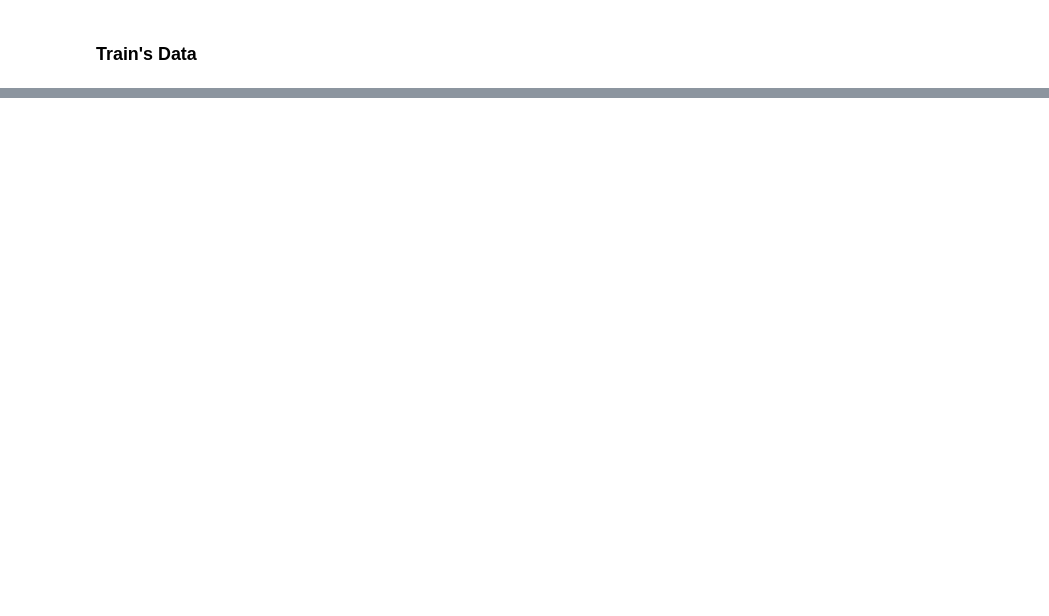
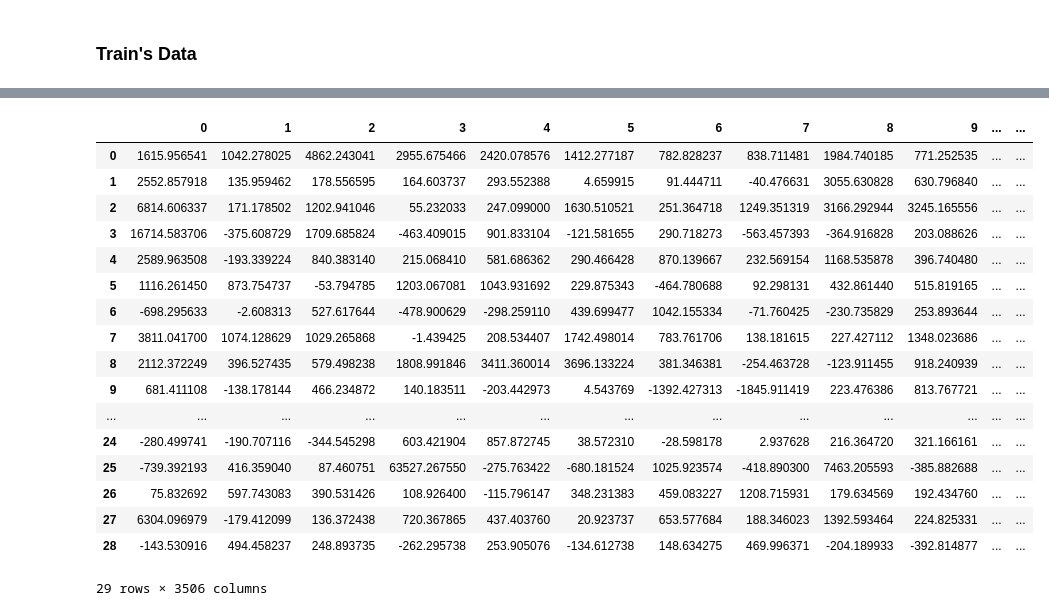
Before and after one commit to MassimoZarantonello2/SignatureInference, a Jupyter notebook: scripts/pipeline.ipynb, the cells around one changed output, grey strips where cells are left out. Saved outputs shown, nothing was run; the diff lists cells and outputs as text; code cells hidden in the pictures; blank space fills up the shorter version.

```diff
--- a/scripts/pipeline.ipynb
+++ b/scripts/pipeline.ipynb
@@ -8,54 +20,53 @@ from sklearn.metrics import mean_absolute_error, mean_squared_error
 # %%
-from sklearn.model_selection import train_test_split
-from sklearn.metrics import r2_score, mean_squared_error
 class PredictExposure:
     def __init__(self, model):
         self.model = model
 
-    def fit(self, mutation_count, additional_features=None):
-        if additional_features is not None:
-            mutation_count = np.hstack([mutation_count, additional_features])
+    def fit(self, mutation_count):
 
         mutation_count_bin = pd.read_csv('../simulations/ground_truth/bin_exposures.csv').iloc[:,1:].astype(int).values  # N x 29
         signature_exposure = pd.read_csv('../simulations/ground_truth/exposures.csv').iloc[:,1:].values  # N x 29
 
         X_train, X_test, y_bin_train, y_bin_test, y_exp_train, y_exp_test = train_test_split(
-            mutation_count, mutation_count_bin, signature_exposure, train_size=0.8, random_state=42
+            mutation_count, mutation_count_bin, signature_exposure, train_size=0.8,
         )
         regressors = []
         r2_scores = []
         mse_scores = []
+        predictions = []
 
-        for i in range(y_bin_train.shape[1]):  # ciclo sulle 29 firme
+        for i in range(y_bin_train.shape[1]):  # ciclo sulle 29 firme           # Fa predizioni anche su segnature che nono dovrebbero esserci capire come mais
             # Filtra campioni con firma attiva in train
             idx_train = y_bin_train[:, i] == 1
+            pdf(idx_train)
             X_train_i = X_train[idx_train]
+            pdf(X_train_i)
             y_train_i = y_exp_train[idx_train, i]
+            pdf(y_train_i)
 
             # Filtra campioni con firma attiva in test
             idx_test = y_bin_test[:, i] == 1
             X_test_i = X_test[idx_test]
             y_test_i = y_exp_test[idx_test, i]
 
-            # Se non ci sono campioni attivi in train o test, skip
             if len(y_train_i) == 0 or len(y_test_i) == 0:
                 regressors.append(None)
                 r2_scores.append(np.nan)
                 mse_scores.append(np.nan)
                 continue
 
-            # Addestra regressore lineare
             self.model.fit(X_train_i, y_train_i)
             regressors.append(self.model)
-
-            # Predici su test
-            y_pred_i = self.model.predict(X_test_i)
-
-            # Valuta performance
+            y_pred_i = self.predict(X_test_i)
+            predictions.append(y_pred_i)
             r2_scores.append(r2_score(y_test_i, y_pred_i))
             mse_scores.append(mean_squared_error(y_test_i, y_pred_i))
 
         # # Output risultati
         # for i in range(len(regressors)):
         #     print(f"Signature_{i+1}: R2 = {r2_scores[i]:.3f}, MSE = {mse_scores[i]:.3e}")
-        return r2_scores, mse_scores
+        return r2_scores, mse_scores, predictions
+
+    def predict(self, X_test_i):
+            y_pred_i = self.model.predict(X_test_i)
+            return y_pred_i
@@ -94,9 +159,10 @@ pred_mutation_count.head()
 # %% [markdown]
 ### Train's Data
 # %%
-from sklearn.linear_model import LinearRegression
-import numpy as np
-
-# Caricamento dati
+seed = np.random.randint(1,100000)
+np.random.seed(seed=seed)
+# Loading the data
 signature_prob_distribution = pd.read_csv('../simulations/ground_truth/signatures.csv').iloc[:,1:].values
 mutation_count = pd.read_csv('../simulations/data/run_1/trinucleotides_counts_sampling_0.03.csv').iloc[:,1:].values  # N x 96
+mutation_count_bin = pd.read_csv('../simulations/ground_truth/bin_exposures.csv').iloc[:,1:].astype(int).values  # N x 29
+tissues = pd.read_csv('../simulations/ground_truth/tumor_site.csv').iloc[:,1:-1].values
@@ -170,0 +174,26 @@ ModuleNotFoundError: No module named 'tensorflow'
+# %%
+with_bin_mutation_count = np.hstack([mutation_count @ signature_prob_distribution.T, mutation_count_bin])
+pe = PredictExposure(LinearRegression())
+r2, mse, pred = pe.fit(with_bin_mutation_count)
+df = pd.DataFrame(pred)
+df
+# print(f'Mean: {np.mean(r2, axis=0)}, Median {np.median(r2, axis=0)}, Max/Min: {np.max(r2, axis=0)}/{np.min(r2, axis=0)}')  #83637
+# %% [output]
+|  | 0 | 1 | 2 | 3 | 4 | 5 | 6 | 7 | 8 | 9 | ... | ... |
+| 0 | 1615.956541 | 1042.278025 | 4862.243041 | 2955.675466 | 2420.078576 | 1412.277187 | 782.828237 | 838.711481 | 1984.740185 | 771.252535 | ... | ... |
+| 1 | 2552.857918 | 135.959462 | 178.556595 | 164.603737 | 293.552388 | 4.659915 | 91.444711 | -40.476631 | 3055.630828 | 630.796840 | ... | ... |
+| 2 | 6814.606337 | 171.178502 | 1202.941046 | 55.232033 | 247.099000 | 1630.510521 | 251.364718 | 1249.351319 | 3166.292944 | 3245.165556 | ... | ... |
+| 3 | 16714.583706 | -375.608729 | 1709.685824 | -463.409015 | 901.833104 | -121.581655 | 290.718273 | -563.457393 | -364.916828 | 203.088626 | ... | ... |
+| 4 | 2589.963508 | -193.339224 | 840.383140 | 215.068410 | 581.686362 | 290.466428 | 870.139667 | 232.569154 | 1168.535878 | 396.740480 | ... | ... |
+| 5 | 1116.261450 | 873.754737 | -53.794785 | 1203.067081 | 1043.931692 | 229.875343 | -464.780688 | 92.298131 | 432.861440 | 515.819165 | ... | ... |
+| 6 | -698.295633 | -2.608313 | 527.617644 | -478.900629 | -298.259110 | 439.699477 | 1042.155334 | -71.760425 | -230.735829 | 253.893644 | ... | ... |
+| 7 | 3811.041700 | 1074.128629 | 1029.265868 | -1.439425 | 208.534407 | 1742.498014 | 783.761706 | 138.181615 | 227.427112 | 1348.023686 | ... | ... |
+| 8 | 2112.372249 | 396.527435 | 579.498238 | 1808.991846 | 3411.360014 | 3696.133224 | 381.346381 | -254.463728 | -123.911455 | 918.240939 | ... | ... |
+| 9 | 681.411108 | -138.178144 | 466.234872 | 140.183511 | -203.442973 | 4.543769 | -1392.427313 | -1845.911419 | 223.476386 | 813.767721 | ... | ... |
+| ... | ... | ... | ... | ... | ... | ... | ... | ... | ... | ... | ... | ... |
+| 24 | -280.499741 | -190.707116 | -344.545298 | 603.421904 | 857.872745 | 38.572310 | -28.598178 | 2.937628 | 216.364720 | 321.166161 | ... | ... |
+| 25 | -739.392193 | 416.359040 | 87.460751 | 63527.267550 | -275.763422 | -680.181524 | 1025.923574 | -418.890300 | 7463.205593 | -385.882688 | ... | ... |
+| 26 | 75.832692 | 597.743083 | 390.531426 | 108.926400 | -115.796147 | 348.231383 | 459.083227 | 1208.715931 | 179.634569 | 192.434760 | ... | ... |
+| 27 | 6304.096979 | -179.412099 | 136.372438 | 720.367865 | 437.403760 | 20.923737 | 653.577684 | 188.346023 | 1392.593464 | 224.825331 | ... | ... |
+| 28 | -143.530916 | 494.458237 | 248.893735 | -262.295738 | 253.905076 | -134.612738 | 148.634275 | 469.996371 | -204.189933 | -392.814877 | ... | ... |
+29 rows × 3506 columns
```
Also changed, not shown: parts of 19 cells of this notebook, 4 other files.
